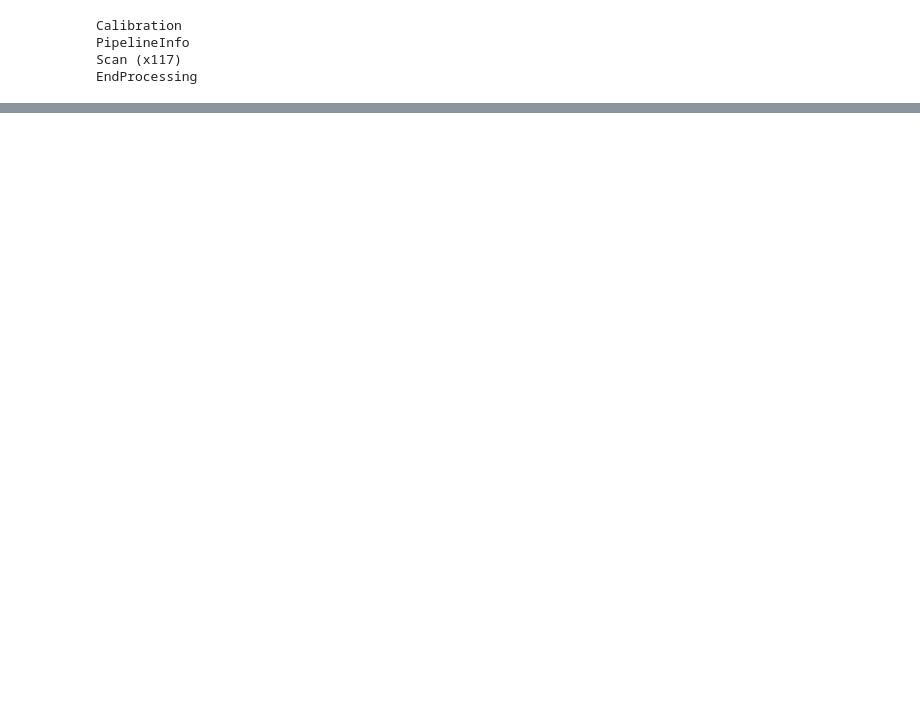
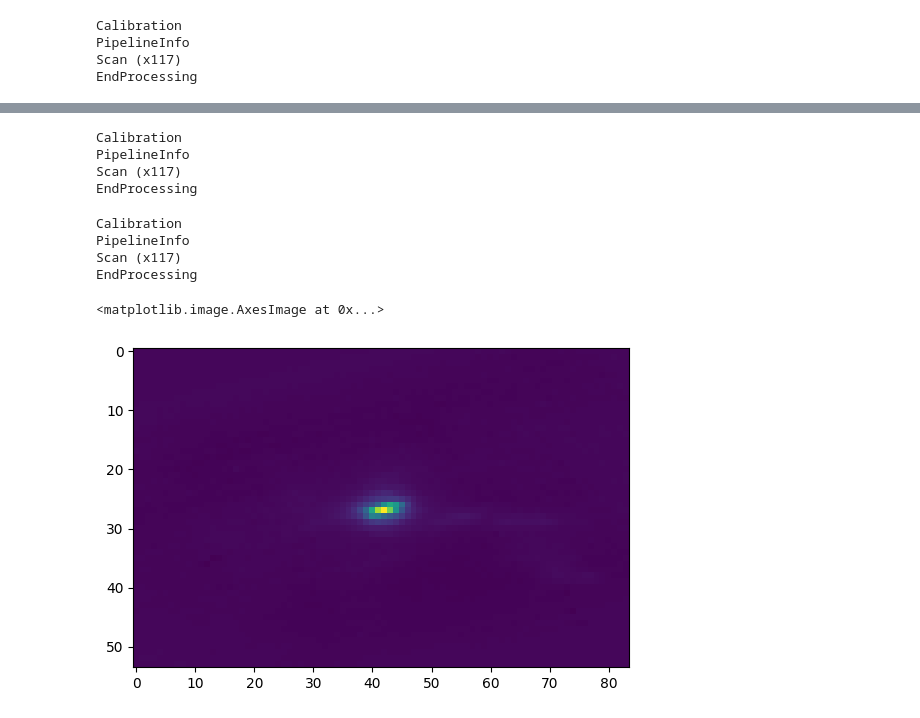
Before and after one commit to jonahjlee/blasttng-to-g3, a Jupyter notebook: notebooks/map_making.ipynb, the cells around one changed output, grey strips where cells are left out. Saved outputs shown, nothing was run; the diff lists cells and outputs as text; code cells hidden in the pictures; blank space fills up the shorter version.

```diff
--- a/notebooks/map_making.ipynb
+++ b/notebooks/map_making.ipynb
@@ -148,0 +220,77 @@ plt.show()
+# %%
+binner0 = ut.MapBinner(
+    timestreams="norm_df", source_coords=source_coords,
+    ra0=ra0, dec0=dec0, xlen=xlen, ylen=ylen, res=res
+)
+
+binner1 = ut.MapBinner(
+    timestreams="df_ctremoved", source_coords=source_coords,
+    ra0=ra0, dec0=dec0, xlen=xlen, ylen=ylen, res=res
+)
+
+pipe = core.G3Pipeline()
+pipe.Add(core.G3Reader, filename=str(norm_df_added))
+pipe.Add(binner0)
+pipe.Add(ut.remove_common_mode, in_key="norm_df", out_key="df_ctremoved")
+pipe.Add(binner1)
+pipe.Add(ut.FrameCounter)
+pipe.Run()
+# %% [output]
+Calibration
+PipelineInfo
+Scan (x117)
+EndProcessing
+# %%
+def common_mode_iter(frame, in_key="df_ctremoved", out_key="df_iterated", source_coords=None,
+                     prev_map=None, ra0=None, dec0=None, xlen=None, ylen=None, res=None):
+    if frame.type != core.G3FrameType.Scan:
+        return
+
+    # figure out bins
+    nx = int(xlen / res)
+    ny = int(ylen / res)
+    ra_edges = np.linspace(-xlen / 2, xlen / 2, nx + 1) + ra0
+    dec_edges = np.linspace(-ylen / 2, ylen / 2, ny + 1) + dec0
+
+    # get astronomical signal tod estimate from map for each kid
+    ast_signal_estimate = np.zeros_like(frame[in_key].data)
+    for i, kid in enumerate(frame[in_key].names):
+        x = frame["ra"] + (nx / 2 - source_coords[kid][0]) * res
+        y = frame["dec"] + (ny / 2 - source_coords[kid][1]) * res
+        indices_x, indices_y = azelToMapPix(x, y, ra_edges, dec_edges)
+        ast_signal_estimate[i] = prev_map[indices_y, indices_x]
+    common_mode = np.nanmean(frame[in_key].data - ast_signal_estimate, axis=0)
+    # plt.imshow(ast_signal_estimate); plt.title("est. ast.") ;plt.show();
+    # plt.plot(common_mode); plt.title("ct it 2") ;plt.show();
+    ct_removed = frame[in_key].data - common_mode[None, :]
+
+    super_ts = so3g.G3SuperTimestream(frame[in_key].names,
+                                      frame[in_key].times,
+                                      ct_removed,
+                                      frame[in_key].quanta)
+    frame[out_key] = super_ts
+
+binner2 = ut.MapBinner(
+    timestreams="df_iterated", source_coords=source_coords,
+    ra0=ra0, dec0=dec0, xlen=xlen, ylen=ylen, res=res
+)
+
+m1 = binner1.data / binner1.hits
+
+pipe = core.G3Pipeline()
+pipe.Add(core.G3Reader, filename=str(norm_df_added))
+pipe.Add(ut.remove_common_mode, in_key="norm_df")
+pipe.Add(common_mode_iter, source_coords=source_coords, prev_map=m1, ra0=ra0, dec0=dec0, xlen=xlen, ylen=ylen, res=res)
+pipe.Add(binner2)
+pipe.Add(ut.FrameCounter)
+pipe.Run()
+# %% [output]
+Calibration
+PipelineInfo
+Scan (x117)
+EndProcessing
+# %%
+plt.imshow(binner2.data)
+# %% [output]
+<matplotlib.image.AxesImage at 0x...>
+[figure, added]
```
Also changed, not shown: parts of 16 cells of this notebook, 3 other files.
